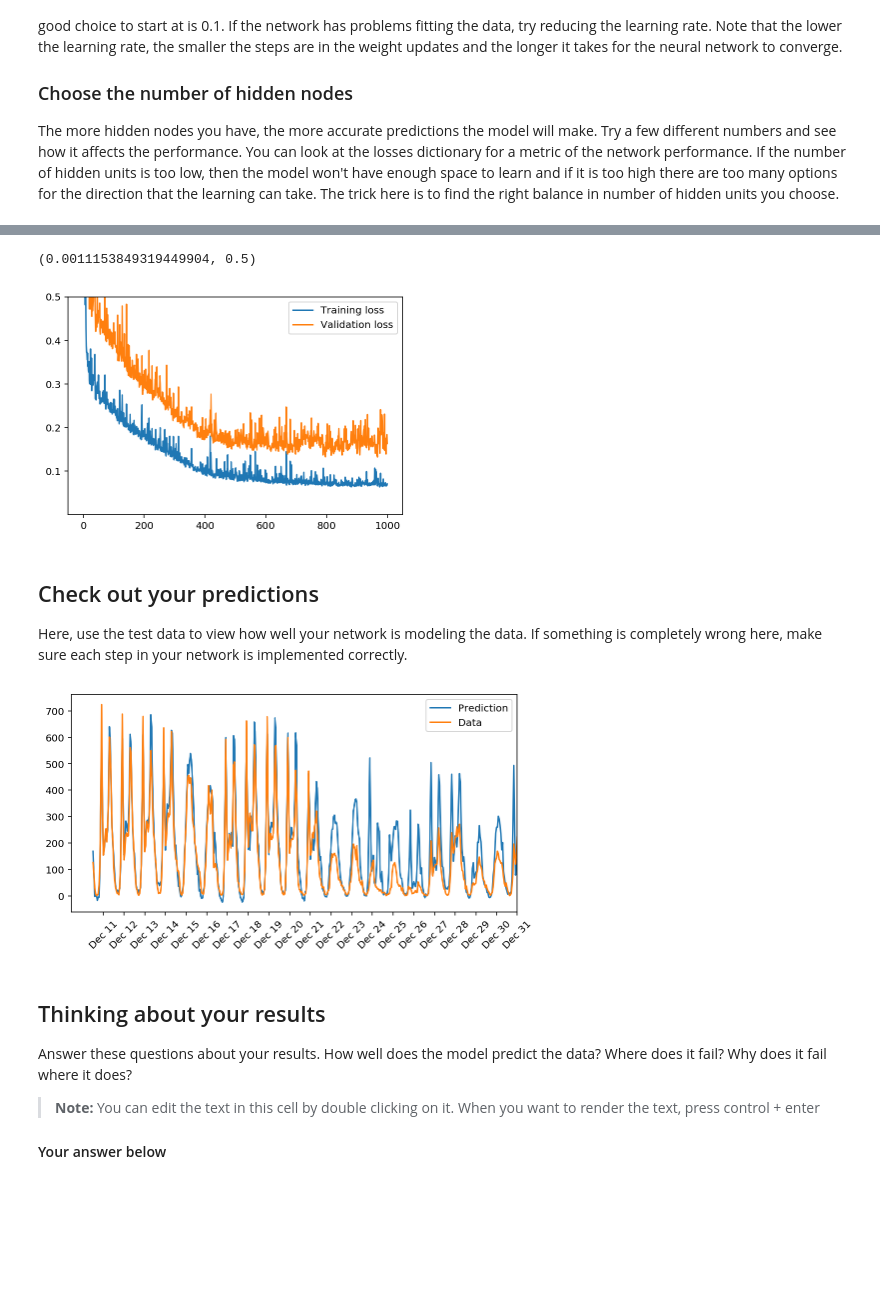
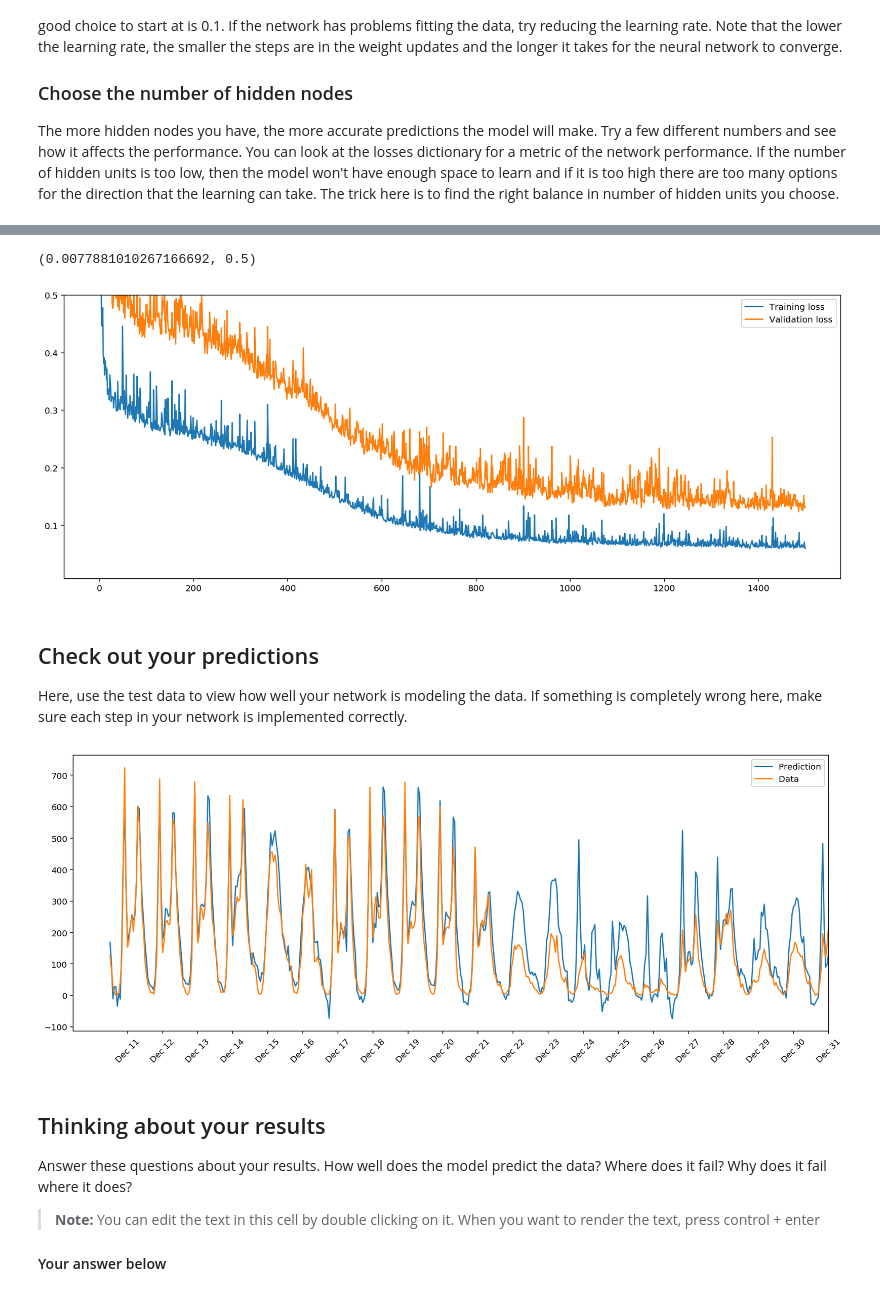
Before and after one commit to nturato/dlnd, a Jupyter notebook: dlnd-your-first-neural-network.ipynb, the cells around one changed output, grey strips where cells are left out. Drawn from its saved outputs; the diff is of its cells as text; code cells hidden in the pictures; blank space fills up the shorter version.

Commit message:
tuned hyperparameters
- lowered learn rate and increased epochs
- increased number of hidden nodes

```diff
--- a/dlnd-your-first-neural-network.ipynb
+++ b/dlnd-your-first-neural-network.ipynb
@@ -157,8 +157,8 @@ class NeuralNetwork(object):
         hidden_grad = np.dot(output_errors, self.weights_hidden_to_output) * (hidden_out * (1 - hidden_out)).T
 
         # update weights with gradient descent step
-        self.weights_hidden_to_output += self.lr * output_errors * hidden_out.T
-        self.weights_input_to_hidden += self.lr * hidden_grad.T * inputs.T
+        self.weights_hidden_to_output += self.lr * np.dot(output_errors, hidden_out.T)
+        self.weights_input_to_hidden += self.lr * np.dot(hidden_grad.T, inputs.T)
 
 
     def run(self, inputs_list):
@@ -194,15 +194,19 @@ The more hidden nodes you have, the more accurate predictions the model will mak
 import sys
 
 ### Set the hyperparameters here ###
-epochs = 1000
-learning_rate = 0.05
-hidden_nodes = 6
+epochs = 1500
+learning_rate = 0.02
+hidden_nodes = 17
 output_nodes = 1
 
 N_i = train_features.shape[1]
+
 network = NeuralNetwork(N_i, hidden_nodes, output_nodes, learning_rate)
 
 losses = {'train':[], 'validation':[]}
+
+np.random.seed(1990)
+
 for e in range(epochs):
     # Go through a random batch of 128 records from the training data set
     batch = np.random.choice(train_features.index, size=128)
@@ -224,17 +228,18 @@ Progress: 99.9% ... Training loss: 0.070 ... Validation loss: 0.163
 # %%
+plt.subplots(figsize=(16,6))
 plt.plot(losses['train'], label='Training loss')
 plt.plot(losses['validation'], label='Validation loss')
 plt.legend()
 plt.ylim(ymax=0.5)
 # %% [output]
-(0.0011153849319449904, 0.5)
+(0.0077881010267166692, 0.5)
-[figure, old version]
+[figure, new version]
 # %% [markdown]
 ## Check out your predictions
 
 Here, use the test data to view how well your network is modeling the data. If something is completely wrong here, make sure each step in your network is implemented correctly.
 # %%
-fig, ax = plt.subplots(figsize=(8,4))
+fig, ax = plt.subplots(figsize=(16,6))
 
 mean, std = scaled_features['cnt']
 predictions = network.run(test_features)*std + mean
@@ -248,7 +253,7 @@ dates = dates.apply(lambda d: d.strftime('%b %d'))
 ax.set_xticks(np.arange(len(dates))[12::24])
 _ = ax.set_xticklabels(dates[12::24], rotation=45)
 # %% [output]
-[figure, old version]
+[figure, new version]
 # %% [markdown]
 ## Thinking about your results
 
```
Also changed, not shown: parts of 2 cells of this notebook, 1 other file.
